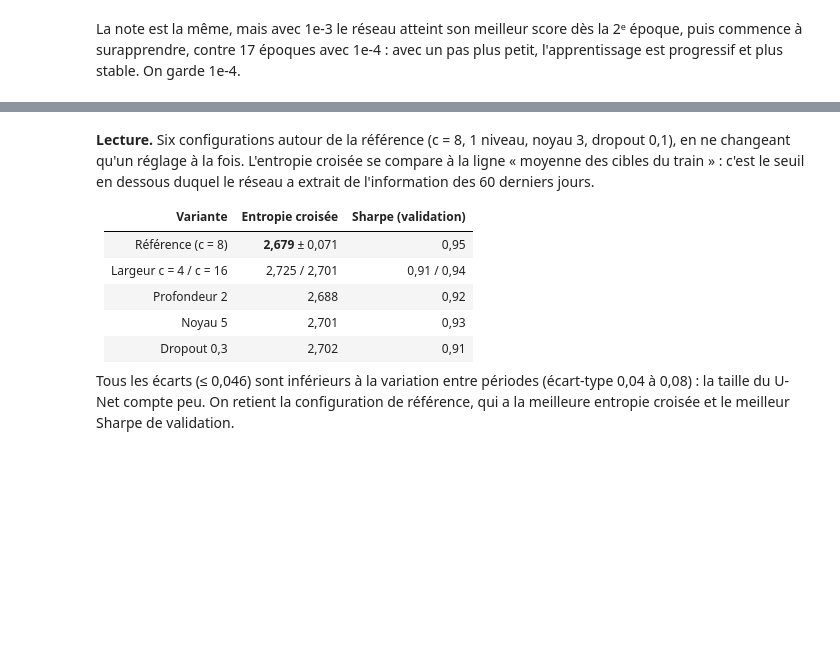
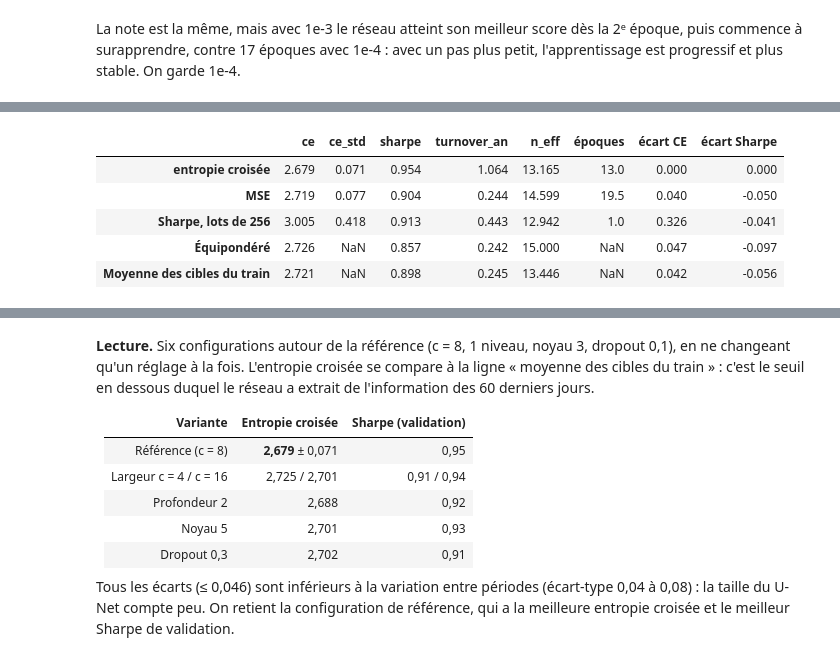
Before and after one commit to OGuenoun/Deep_portfolio_optimization, a Jupyter notebook: Soutenance4.ipynb, the cells around one changed output, grey strips where cells are left out. Cells and saved outputs as stored; diff of their text form; code cells hidden in the pictures; blank space fills up the shorter version.

```diff
--- a/Soutenance4.ipynb
+++ b/Soutenance4.ipynb
@@ -863,0 +810,29 @@ U-Net retenu : c=8, prof=1, noyau=3, dropout=0.1
+# %%
+class UNet(nn.Module):
+    """U-Net 1D : c filtres au 1er niveau (doublés à chaque niveau), `depth` niveaux de sous-échantillonnage, noyaux de taille k."""
+    def __init__(self, c=8, depth=2, k=3, dropout=0.1):
+        super().__init__()
+        block = lambda i, o: nn.Sequential(nn.Conv1d(i, o, k, padding=k // 2), nn.ReLU(), nn.Conv1d(o, o, k, padding=k // 2), nn.ReLU())
+        ch = [c * 2 ** l for l in range(depth + 1)]                                  # c, 2c, 4c...
+        self.enc = nn.ModuleList([block(15 if l == 0 else ch[l - 1], ch[l]) for l in range(depth)])
+        self.mid = block(ch[depth - 1], ch[depth])
+        self.pool = nn.MaxPool1d(2)
+        self.up = nn.ModuleList([nn.ConvTranspose1d(ch[l + 1], ch[l], 2, stride=2) for l in reversed(range(depth))])
+        self.dec = nn.ModuleList([block(2 * ch[l], ch[l]) for l in reversed(range(depth))])
+        self.drop, self.head = nn.Dropout(dropout), nn.Linear(c, 16)
+
+    def forward(self, x):                                       # x : (B, 60 jours, 15 actions)
+        h, skips = x.transpose(1, 2), []
+        for enc in self.enc:                                    # descente : 60 → 30 (→ 15) jours
+            h = enc(h); skips.append(h); h = self.pool(h)
+        h = self.mid(h)
+        for up, dec, s in zip(self.up, self.dec, reversed(skips)):   # remontée + connexions directes
+            h = dec(torch.cat([up(h), s], dim=1))
+        return torch.softmax(self.head(self.drop(h.mean(2))), dim=-1)
+
+def fiche_unet(c, depth, k, dropout, perte="ce", lot=128, lr=1e-3, wd=1e-4):
+    """Fiche de réglages d'un U-Net, au format attendu par train() et cross_validate()."""
+    return dict(model=UNet, params=dict(c=c, depth=depth, k=k, dropout=dropout), inputs=["seq_j"],
+                loss=perte, batch=lot, lr=lr, wd=wd)
+
+UNET_REF = (8, 1, 3, 0.1)                                         # (c, profondeur, noyau, dropout) : le U-Net de référence
@@ -863,0 +843,19 @@ U-Net retenu : c=8, prof=1, noyau=3, dropout=0.1
+# %%
+CONFIGS["unet_pertes"] = {
+    "entropie croisée": fiche_unet(*UNET_REF, perte="ce"),
+    "MSE": fiche_unet(*UNET_REF, perte="mse"),
+    "Sharpe, lots de 256": fiche_unet(*UNET_REF, perte="sharpe", lot=256),
+}
+CV["unet_pertes"] = cross_validate("unet_pertes")
+
+pertes_unet = summary(CV["unet_pertes"])
+pertes_unet["écart CE"] = pertes_unet["ce"] - pertes_unet.loc["entropie croisée", "ce"]              # > 0 : imite moins bien l'oracle
+pertes_unet["écart Sharpe"] = pertes_unet["sharpe"] - pertes_unet.loc["entropie croisée", "sharpe"]  # < 0 : moins bon Sharpe
+pertes_unet.round(3)
+# %% [output]
+|  | ce | ce_std | sharpe | turnover_an | n_eff | époques | écart CE | écart Sharpe |
+| entropie croisée | 2.679 | 0.071 | 0.954 | 1.064 | 13.165 | 13.0 | 0.000 | 0.000 |
+| MSE | 2.719 | 0.077 | 0.904 | 0.244 | 14.599 | 19.5 | 0.040 | -0.050 |
+| Sharpe, lots de 256 | 3.005 | 0.418 | 0.913 | 0.443 | 12.942 | 1.0 | 0.326 | -0.041 |
+| Équipondéré | 2.726 | NaN | 0.857 | 0.242 | 15.000 | NaN | 0.047 | -0.097 |
+| Moyenne des cibles du train | 2.721 | NaN | 0.898 | 0.245 | 13.446 | NaN | 0.042 | -0.056 |
```
Also changed, not shown: parts of 15 cells of this notebook, 2 other files.
